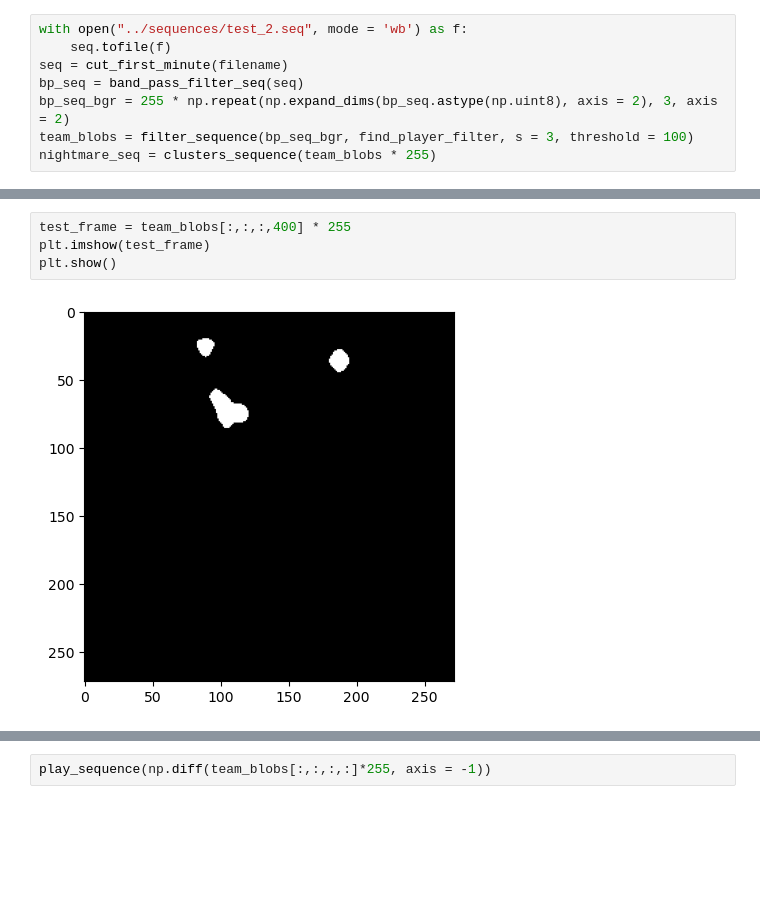
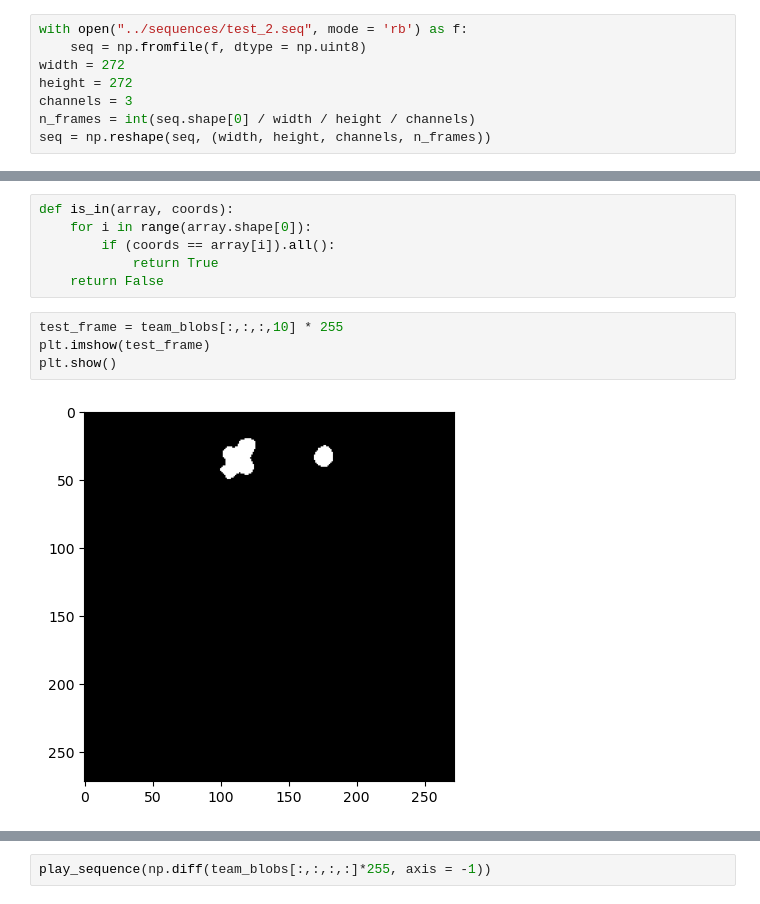
Before and after one commit to drybashlykov/blitz_DS, a Jupyter notebook: notebooks/002_teammates.ipynb, the cells around one changed output, grey strips where cells are left out. Saved outputs shown, nothing was run; the diff lists cells and outputs as text; blank space fills up the shorter version.

```diff
--- a/notebooks/002_teammates.ipynb
+++ b/notebooks/002_teammates.ipynb
@@ -22,10 +22,10 @@ importlib.reload(sys.modules['precondition'])
 from precondition import *
 from detect_teammates import *
-# %%
-with open("../sequences/test_2.seq", mode = 'wb') as f:
-    seq.tofile(f)
-seq = cut_first_minute(filename)
-bp_seq = band_pass_filter_seq(seq)
-bp_seq_bgr = 255 * np.repeat(np.expand_dims(bp_seq.astype(np.uint8), axis = 2), 3, axis = 2)
-team_blobs = filter_sequence(bp_seq_bgr, find_player_filter, s = 3, threshold = 100)
-nightmare_seq = clusters_sequence(team_blobs * 255)
+# %%
+with open("../sequences/test_2.seq", mode = 'rb') as f:
+    seq = np.fromfile(f, dtype = np.uint8)
+width = 272
+height = 272
+channels = 3
+n_frames = int(seq.shape[0] / width / height / channels)
+seq = np.reshape(seq, (width, height, channels, n_frames))
@@ -34,8 +45,14 @@ play_sequence(team_blobs.astype(np.uint8) * 255)
 # %% [output]
 0
+# %%
+def is_in(array, coords):
+    for i in range(array.shape[0]):
+        if (coords == array[i]).all():
+            return True
+    return False
 # %%
-test_frame = team_blobs[:,:,:,400] * 255
+test_frame = team_blobs[:,:,:,10] * 255
 plt.imshow(test_frame)
 plt.show()
 # %% [output]
-[figure, old version]
+[figure, new version]
```
Also changed, not shown: parts of 19 cells of this notebook, 1 other file.
